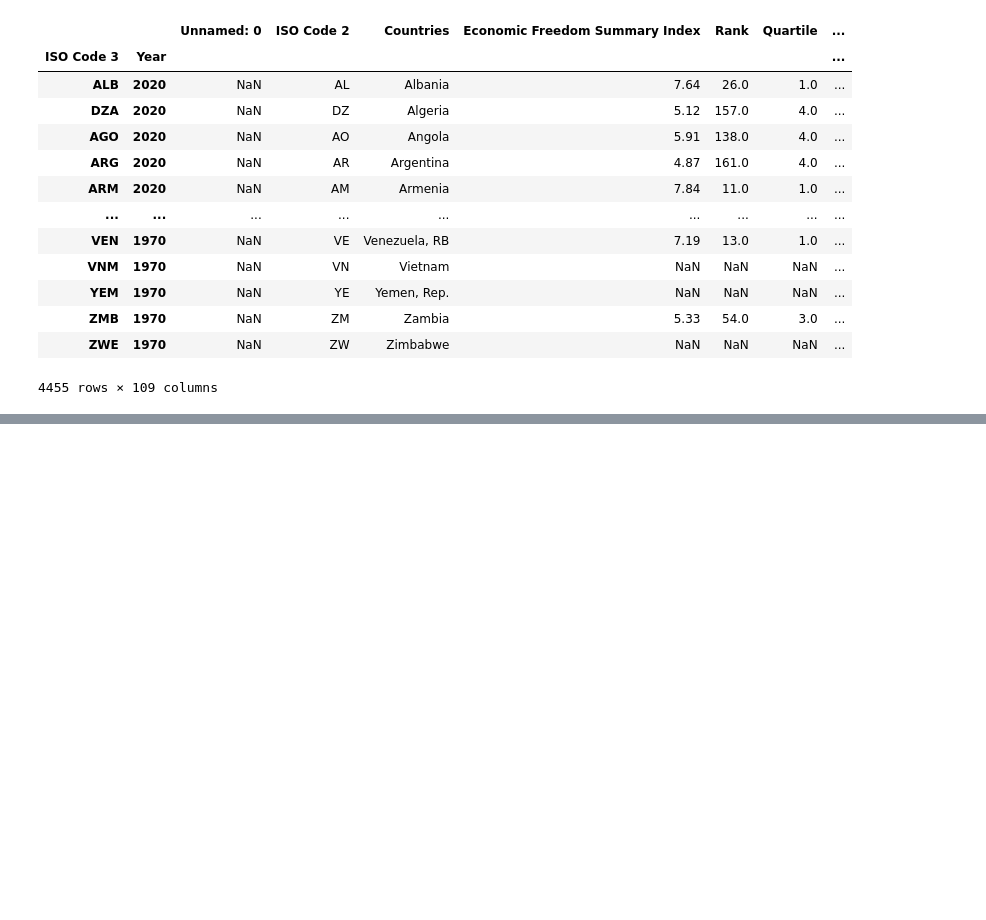
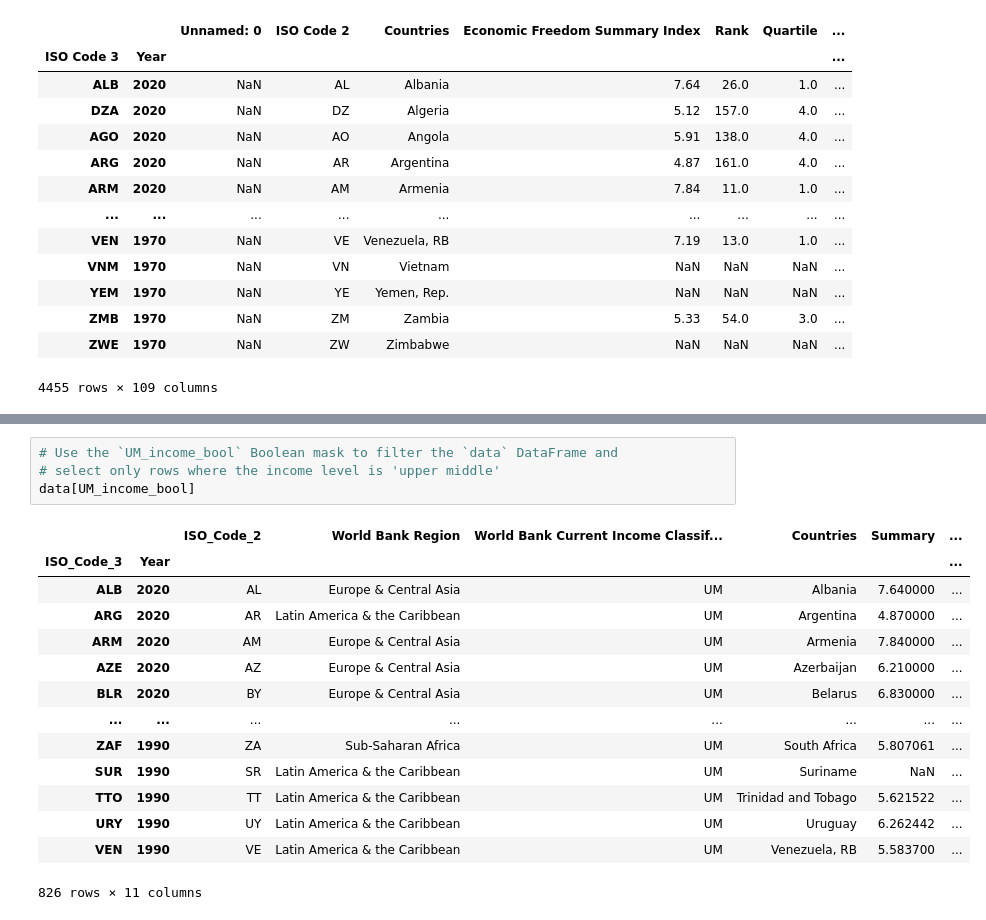
Before and after one commit to Tetteh96/ECON-611-Projects, a Jupyter notebook: Ch4/Project 5 - Ch4.ipynb, the cells around one changed output, grey strips where cells are left out. Drawn from its saved outputs; the diff is of its cells as text; blank space fills up the shorter version.

```diff
--- a/Ch4/Project 5 - Ch4.ipynb
+++ b/Ch4/Project 5 - Ch4.ipynb
@@ -603,0 +715,19 @@ data.rename(columns= rename, inplace=True)
+# %%
+# Use the `UM_income_bool` Boolean mask to filter the `data` DataFrame and
+# select only rows where the income level is 'upper middle'
+data[UM_income_bool]
+# %% [output]
+|  |  | ISO_Code_2 | World Bank Region | World Bank Current Income Classif... | Countries | Summary | ... |
+| ISO_Code_3 | Year |  |  |  |  |  | ... |
+| ALB | 2020 | AL | Europe & Central Asia | UM | Albania | 7.640000 | ... |
+| ARG | 2020 | AR | Latin America & the Caribbean | UM | Argentina | 4.870000 | ... |
+| ARM | 2020 | AM | Europe & Central Asia | UM | Armenia | 7.840000 | ... |
+| AZE | 2020 | AZ | Europe & Central Asia | UM | Azerbaijan | 6.210000 | ... |
+| BLR | 2020 | BY | Europe & Central Asia | UM | Belarus | 6.830000 | ... |
+| ... | ... | ... | ... | ... | ... | ... | ... |
+| ZAF | 1990 | ZA | Sub-Saharan Africa | UM | South Africa | 5.807061 | ... |
+| SUR | 1990 | SR | Latin America & the Caribbean | UM | Suriname | NaN | ... |
+| TTO | 1990 | TT | Latin America & the Caribbean | UM | Trinidad and Tobago | 5.621522 | ... |
+| URY | 1990 | UY | Latin America & the Caribbean | UM | Uruguay | 6.262442 | ... |
+| VEN | 1990 | VE | Latin America & the Caribbean | UM | Venezuela, RB | 5.583700 | ... |
+826 rows × 11 columns
```
Also changed, not shown: parts of 29 cells of this notebook.
